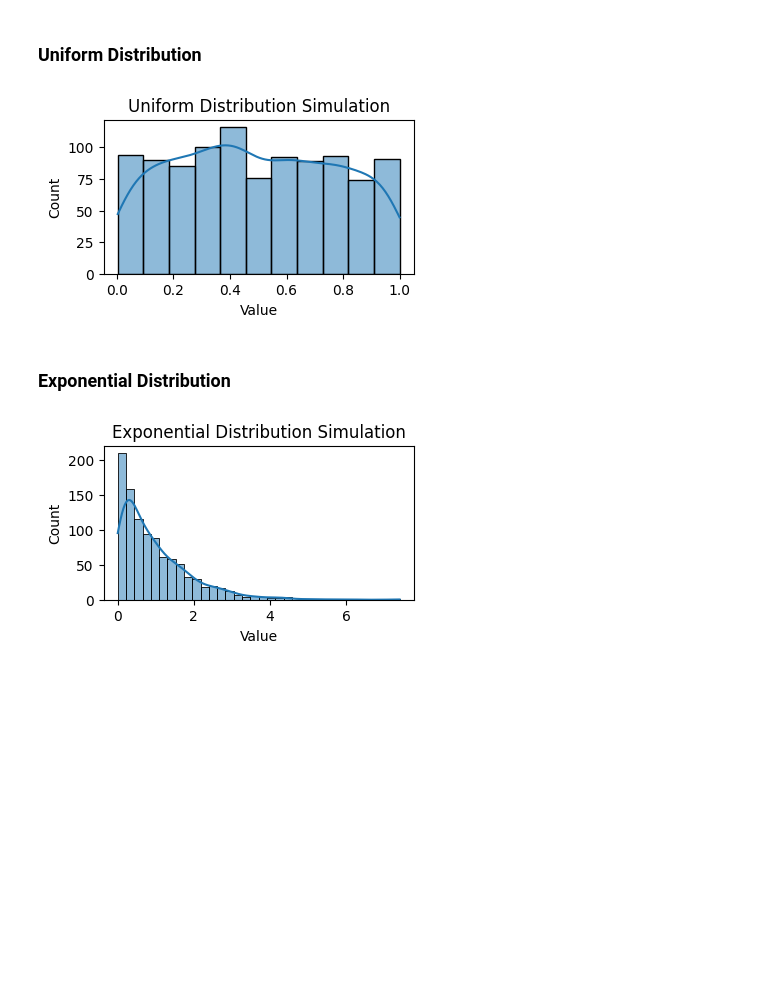
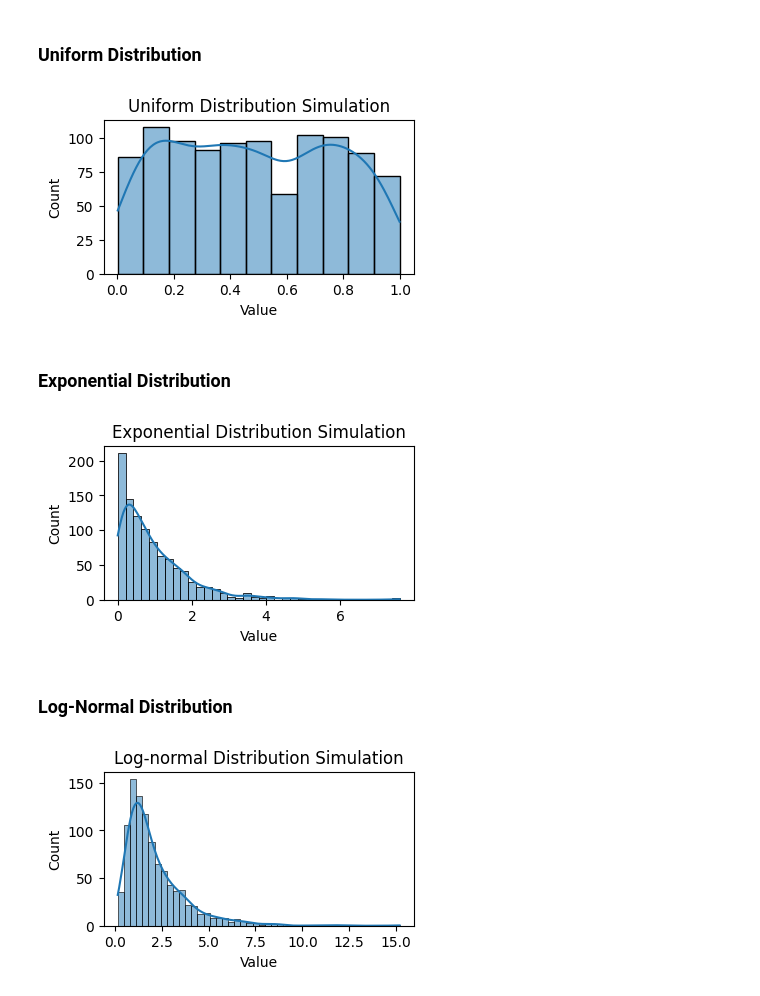
Before and after one commit to Jordanbarker/jordanbarker.github.io, a Jupyter notebook: Distributions.ipynb, the cells around one changed output. Cells and saved outputs as stored; diff of their text form; code cells hidden in the pictures; blank space fills up the shorter version.

```diff
--- a/Distributions.ipynb
+++ b/Distributions.ipynb
@@ -158,7 +168,6 @@ plt.show()
 # %%
 low = 0 # lower boundary of the output interval
 high = 1 # upper boundary of the output interval
-num_simulations = 1000
 
 # generate random Uniform distributed variables
 simulations = np.random.uniform(low=low, high=high, size=num_simulations)
@@ -170,12 +179,11 @@ plt.ylabel('Count')
 plt.title('Uniform Distribution Simulation')
 plt.show()
 # %% [output]
-[figure, old version]
+[figure, new version]
 # %% [markdown]
 ### Exponential Distribution <a name="exponential-distribution"></a>
 # %%
 scale = 1 # scale parameter (1 / lambda)
-num_simulations = 1000
 
 # generate random Exponential distributed variables
 simulations = np.random.exponential(scale=scale, size=num_simulations)
@@ -187,4 +195,21 @@ plt.ylabel('Count')
 plt.title('Exponential Distribution Simulation')
 plt.show()
 # %% [output]
-[figure, old version]
+[figure, new version]
+# %% [markdown]
+### Log-Normal Distribution <a name="lognormal-distribution"></a>
+# %%
+mu = 0.5  # mean
+sigma = 0.7  # standard deviation
+
+# Generate random Log-normal distributed variables
+simulations = np.random.lognormal(mean=mu, sigma=sigma, size=num_simulations)
+
+plt.figure(figsize=(4, 2))
+sns.histplot(simulations, color='#1f77b4', kde=True)
+plt.xlabel('Value')
+plt.ylabel('Count')
+plt.title('Log-normal Distribution Simulation')
+plt.show()
+# %% [output]
+[figure, added]
```
Also changed, not shown: parts of 13 cells of this notebook, 4 other files.
